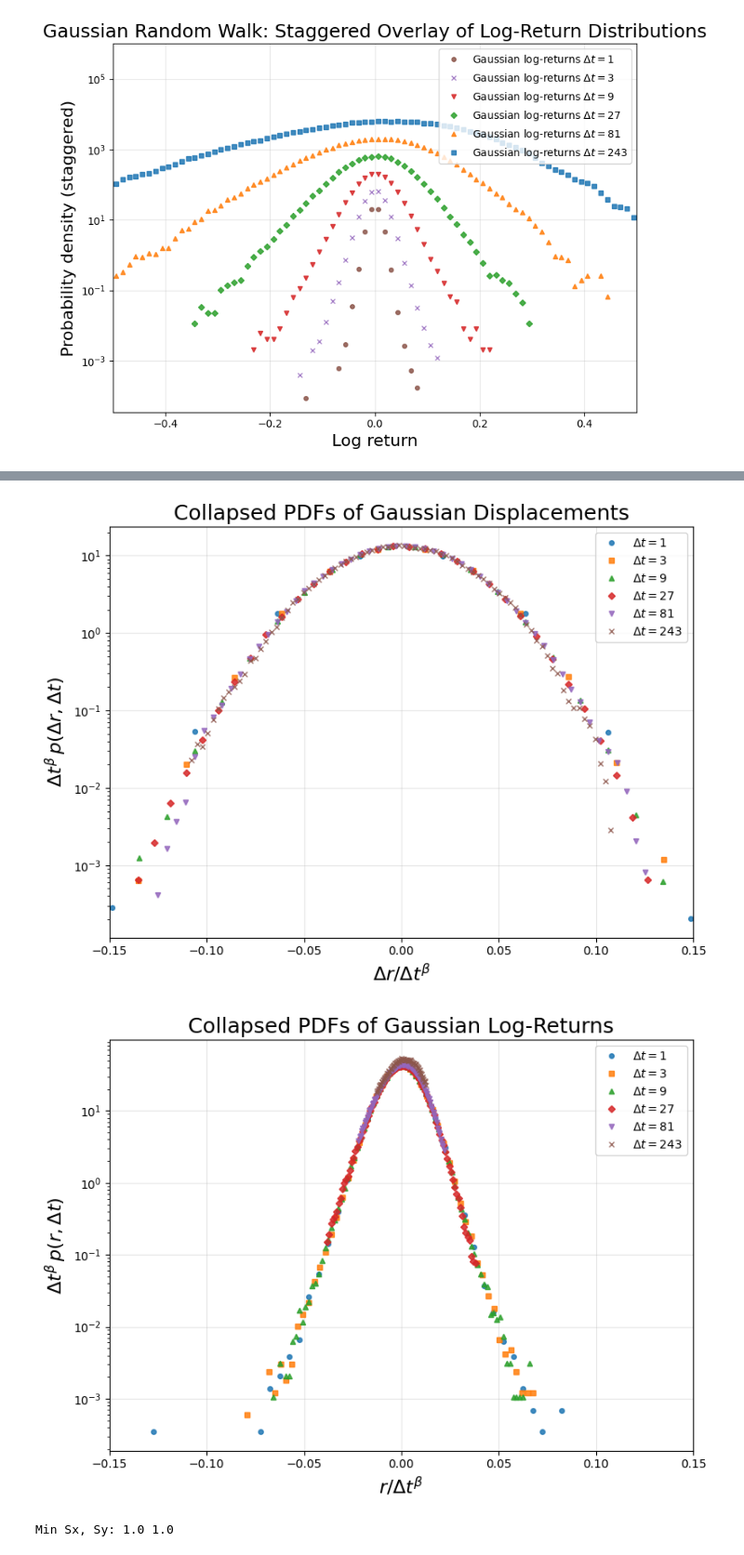
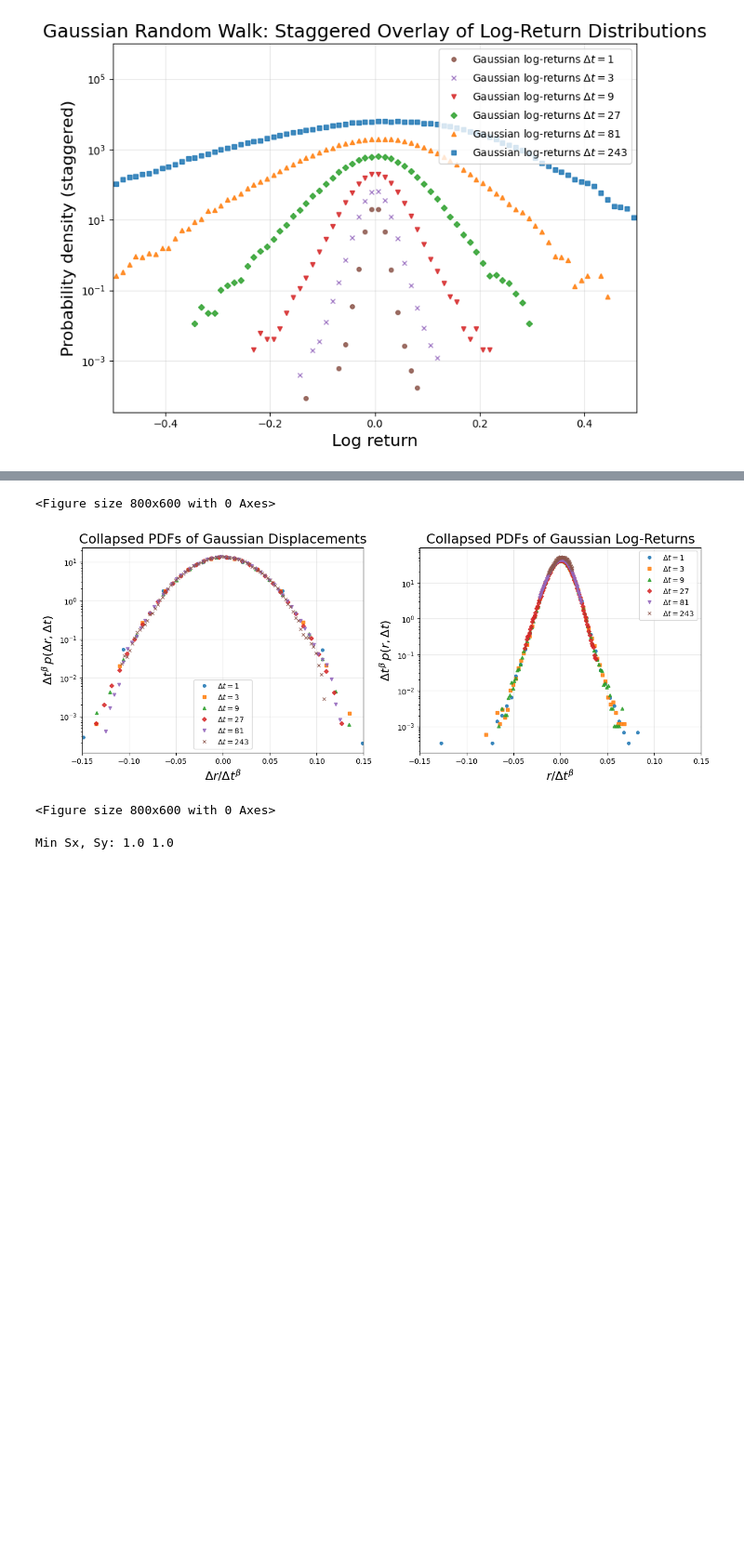
Before and after one commit to conorkirby/capstone, a Jupyter notebook: ProjectNotebooks/03.5_Gauss_DisplacementDistributions.ipynb, the cells around one changed output, grey strips where cells are left out. Shown at 93% size. Saved outputs shown, nothing was run; the diff lists cells and outputs as text; code cells hidden in the pictures; blank space fills up the shorter version.

```diff
--- a/ProjectNotebooks/03.5_Gauss_DisplacementDistributions.ipynb
+++ b/ProjectNotebooks/03.5_Gauss_DisplacementDistributions.ipynb
@@ -604,6 +628,9 @@ plt.figure(figsize=(8, 6))
 markers = ['o', 's', '^', 'D', 'v', 'x']
 
 dt_plot_order = sorted(dt_values)
+
+fig, axs = plt.subplots(1, 2, figsize=(15, 5))
+axs = axs.ravel()
 
 for idx, dt in enumerate(dt_plot_order):
     if dt >= num_steps:
@@ -633,7 +660,7 @@ for idx, dt in enumerate(dt_plot_order):
     x_scaled   = bin_centers / s_dt
     pdf_scaled = counts * s_dt   # keeps normalization
 
-    plt.plot(
+    axs[0].plot(
         x_scaled, pdf_scaled,
         marker=markers[idx % len(markers)],
         linestyle='none',
@@ -642,15 +669,14 @@ for idx, dt in enumerate(dt_plot_order):
         label=rf'$\Delta t = {dt}$'
     )
 
-plt.yscale('log')   # comment out for linear y if you prefer
-plt.xlabel(r"$\Delta r / \Delta t^{\beta}$", fontsize=16)
-plt.ylabel(r"$\Delta t^{\beta} \, p(\Delta r, \Delta t)$", fontsize=16)
-plt.title("Collapsed PDFs of Gaussian Displacements", fontsize=18)
-plt.grid(alpha=0.3)
-plt.legend()
-plt.tight_layout()
-plt.xlim(-0.15, 0.15)
-plt.show()
+axs[0].set_yscale('log')   # comment out for linear y if you prefer
+axs[0].set_xlabel(r"$\Delta r / \Delta t^{\beta}$", fontsize=16)
+axs[0].set_ylabel(r"$\Delta t^{\beta} \, p(\Delta r, \Delta t)$", fontsize=16)
+axs[0].set_title("Collapsed PDFs of Gaussian Displacements", fontsize=18)
+axs[0].grid(alpha=0.3)
+axs[0].legend()
+axs[0].set_xlim(-0.15, 0.15)
+
 
 
 # ==== Collapse signed log-return PDFs for GAUSSIAN walks ====
@@ -677,44 +703,44 @@ for idx, dt in enumerate(dt_plot_order):
     if all_lr.size == 0:
         continue
 
     # remove any tiny drift
     all_lr = all_lr - all_lr.mean()
 
     # histogram → PDF
     bins = 80
     # optional range control — adjust if tails extend further
     rng = (-0.2, 0.2)
     counts, bin_edges = np.histogram(all_lr, bins=bins, range=rng, density=True)
     bin_centers = 0.5*(bin_edges[:-1] + bin_edges[1:])
 
     # dynamic scaling factor s(dt) = dt^beta
     s_dt = dt**beta_collapse_lr
 
     # rescale
     x_scaled   = bin_centers / s_dt
     pdf_scaled = counts * s_dt
 
-    plt.plot(
+    axs[1].plot(
         x_scaled, pdf_scaled,
         marker=markers[idx % len(markers)],
         linestyle='none',
         alpha=0.85,
         markersize=4,
         label=rf'$\Delta t = {dt}$'
     )
 
-plt.yscale('log')    # comment out if you prefer linear y-axis
-plt.xlabel(r"$r / \Delta t^{\beta}$", fontsize=16)
-plt.ylabel(r"$\Delta t^{\beta} \, p(r, \Delta t)$", fontsize=16)
-plt.title("Collapsed PDFs of Gaussian Log-Returns", fontsize=18)
-plt.grid(alpha=0.3)
-plt.legend()
-plt.tight_layout()
-plt.xlim(-.15, .15)
+axs[1].set_yscale('log')    # comment out if you prefer linear y-axis
+axs[1].set_xlabel(r"$r / \Delta t^{\beta}$", fontsize=16)
+axs[1].set_ylabel(r"$\Delta t^{\beta} \, p(r, \Delta t)$", fontsize=16)
+axs[1].set_title("Collapsed PDFs of Gaussian Log-Returns", fontsize=18)
+axs[1].grid(alpha=0.3)
+axs[1].legend()
+axs[1].set_xlim(-.15, .15)
 plt.show()
 # %% [output]
+<Figure size 800x600 with 0 Axes>
-[figure, old version]
+[figure, new version]
-[figure, removed]
+<Figure size 800x600 with 0 Axes>
 # %%
 # Log returns of Gaussian walks + staggered overlay
 # ==========================================
```
Also changed, not shown: parts of 4 cells of this notebook, 3 other files.
